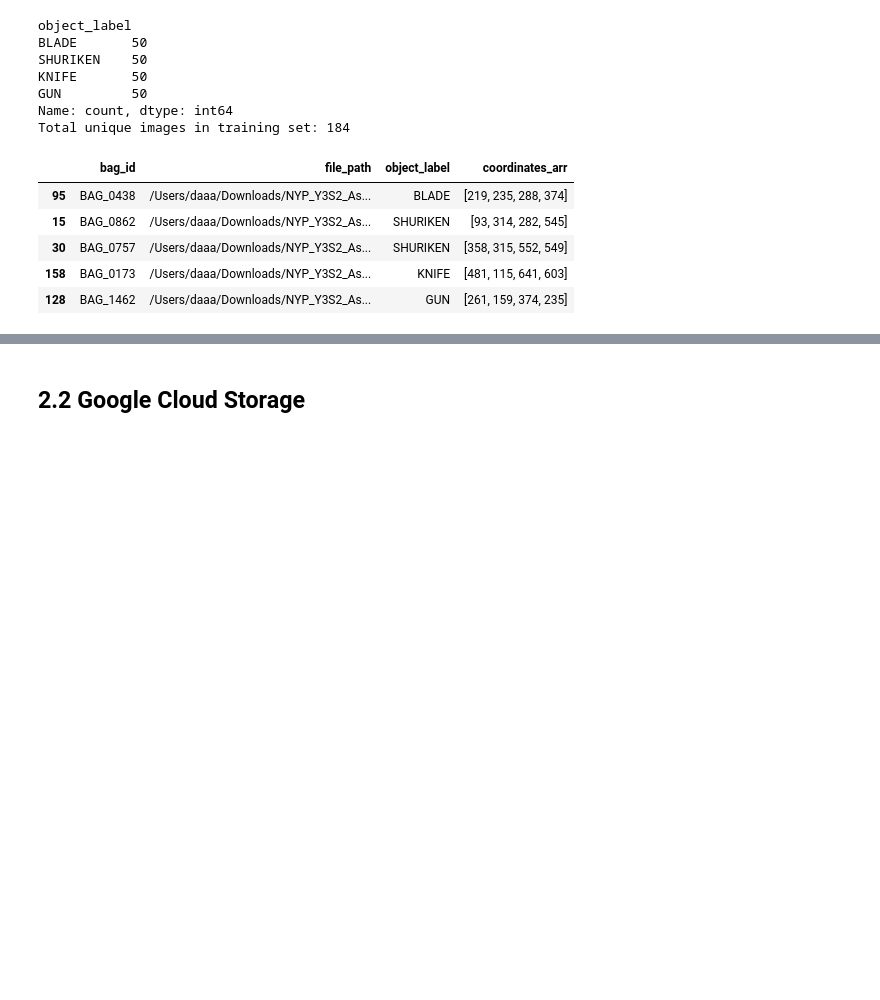
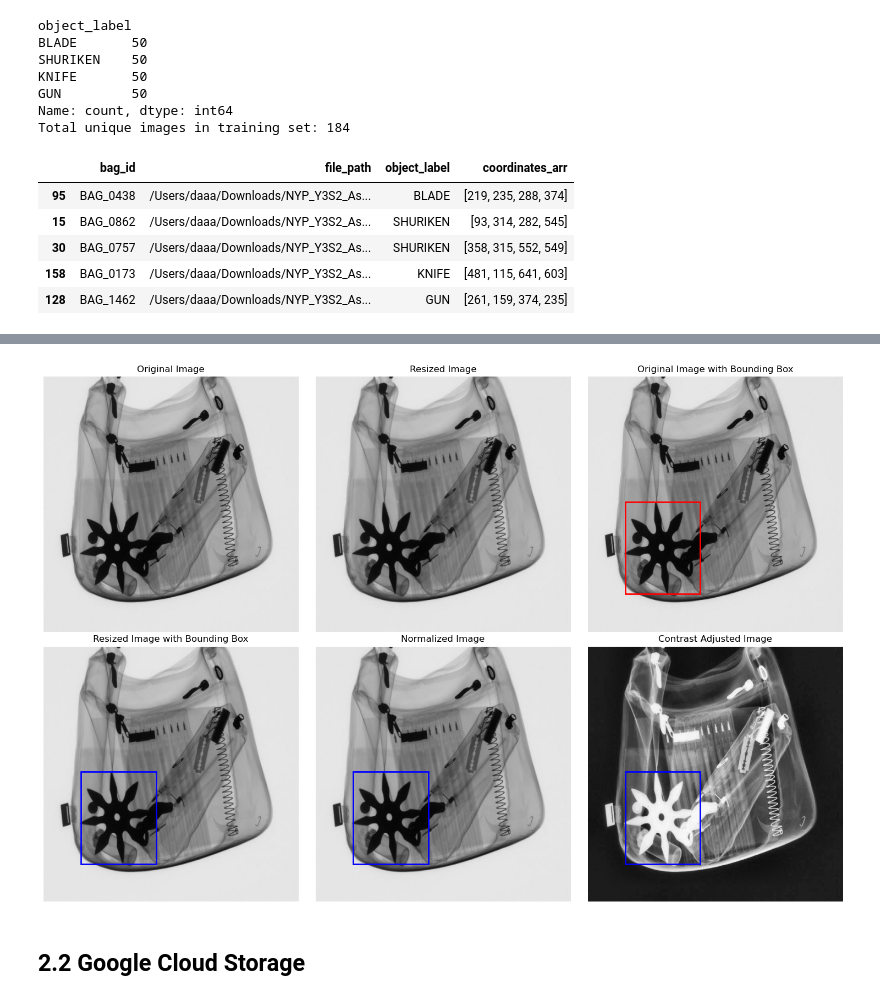
Before and after one commit to gangula-karthik/AI-Services-in-Analytics, a Jupyter notebook: DataPreparation.ipynb, the cells around one changed output, grey strips where cells are left out. Saved outputs shown, nothing was run; the diff lists cells and outputs as text; code cells hidden in the pictures; blank space fills up the shorter version.

```diff
--- a/DataPreparation.ipynb
+++ b/DataPreparation.ipynb
@@ -383,3 +452,88 @@ Test set: 15 bounding boxes, 6 unique images, 15 total images.
+# %%
+# Read the image
+image = cv2.imread(train_df.iloc[1].file_path)
+image_size = image.shape[:2]  # (height, width)
+
+# 1. Resize image
+target_size = (512, 512)
+resized_image = resize_image(image, target_size)
+
+# 2. Resize bounding box (example bbox: xmin, ymin, xmax, ymax)
+# original_bbox = (50, 50, 200, 200)
+original_bbox = train_df.iloc[1].coordinates_arr
+resized_bbox = resize_bounding_box(original_bbox, image_size, target_size)
+
+# 3. Normalize bounding box
+normalized_bbox = normalize_bounding_box(resized_bbox, target_size)
+
+# 4. Normalize image
+normalized_image = normalize_image(resized_image)
+
+# 5. Adjust contrast
+contrast_image = adjust_contrast(image, clip_limit=2.0, tile_grid_size=(8, 8))
+
+# Prepare the figure with subplots
+fig, axes = plt.subplots(2, 3, figsize=(15, 10))
+
+# Display original image
+axes[0, 0].imshow(cv2.cvtColor(image, cv2.COLOR_BGR2RGB))
+axes[0, 0].set_title("Original Image")
+axes[0, 0].axis('off')  # Hide axis
+
+# Display resized image
+axes[0, 1].imshow(cv2.cvtColor(resized_image, cv2.COLOR_BGR2RGB))
+axes[0, 1].set_title("Resized Image")
+axes[0, 1].axis('off')  # Hide axis
+
+# Display the image with bounding box (before and after resizing)
+axes[0, 2].imshow(cv2.cvtColor(image, cv2.COLOR_BGR2RGB))
+axes[0, 2].add_patch(plt.Rectangle((original_bbox[0], original_bbox[1]),
+                                   original_bbox[2] - original_bbox[0],
+                                   original_bbox[3] - original_bbox[1],
+                                   edgecolor='red', facecolor='none', linewidth=2))
+axes[0, 2].set_title("Original Image with Bounding Box")
+axes[0, 2].axis('off')  # Hide axis
+
+# Display resized image with new bounding box
+axes[1, 0].imshow(cv2.cvtColor(resized_image, cv2.COLOR_BGR2RGB))
+axes[1, 0].add_patch(plt.Rectangle((resized_bbox[0], resized_bbox[1]),
+                                   resized_bbox[2] - resized_bbox[0],
+                                   resized_bbox[3] - resized_bbox[1],
+                                   edgecolor='blue', facecolor='none', linewidth=2))
+axes[1, 0].set_title("Resized Image with Bounding Box")
+axes[1, 0].axis('off')  # Hide axis
+
+# Display normalized image
+axes[1, 1].imshow(cv2.cvtColor((normalized_image * 255).astype(np.uint8), cv2.COLOR_BGR2RGB))
+axes[1, 1].set_title("Normalized Image")
+axes[1, 1].add_patch(plt.Rectangle((resized_bbox[0], resized_bbox[1]),
+                                   resized_bbox[2] - resized_bbox[0],
+                                   resized_bbox[3] - resized_bbox[1],
+                                   edgecolor='blue', facecolor='none', linewidth=2))
+axes[1, 1].axis('off')  # Hide axis
+
+# Display contrast-adjusted image
+contrast_bbox = [
+    resized_bbox[0] * (contrast_image.shape[1] / normalized_image.shape[1]),
+    resized_bbox[1] * (contrast_image.shape[0] / normalized_image.shape[0]),
+    resized_bbox[2] * (contrast_image.shape[1] / normalized_image.shape[1]),
+    resized_bbox[3] * (contrast_image.shape[0] / normalized_image.shape[0])
+]
+
+# Display contrast-adjusted image
+axes[1, 2].imshow(cv2.cvtColor((contrast_image * 255).astype(np.uint8), cv2.COLOR_BGR2RGB))
+axes[1, 2].add_patch(plt.Rectangle((contrast_bbox[0], contrast_bbox[1]),
+                                   contrast_bbox[2] - contrast_bbox[0],
+                                   contrast_bbox[3] - contrast_bbox[1],
+                                   edgecolor='blue', facecolor='none', linewidth=2))
+axes[1, 2].set_title("Contrast Adjusted Image")
+axes[1, 2].axis('off')  # Hide axis
+
+# Adjust layout and show
+plt.tight_layout()
+plt.show()
+# %% [output]
+[figure, added]
 # %% [markdown]
 ## 2.2 Google Cloud Storage
 # %% [markdown]
```
Also changed, not shown: parts of 5 cells of this notebook.
